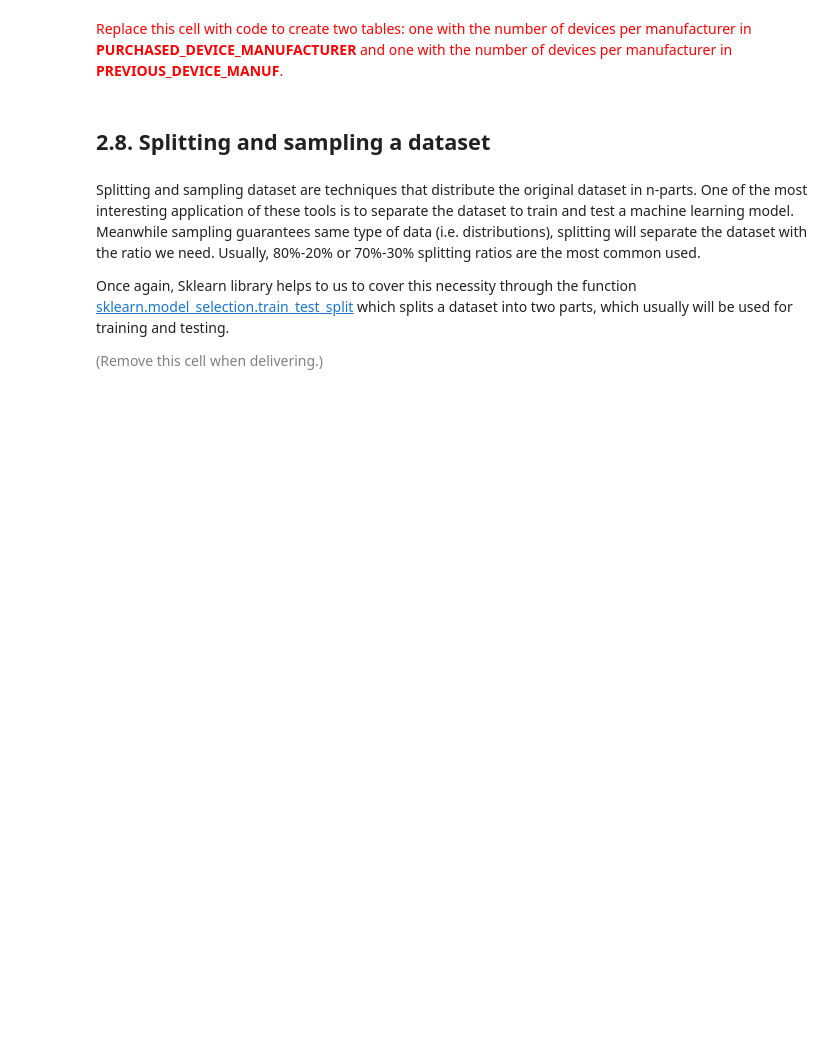
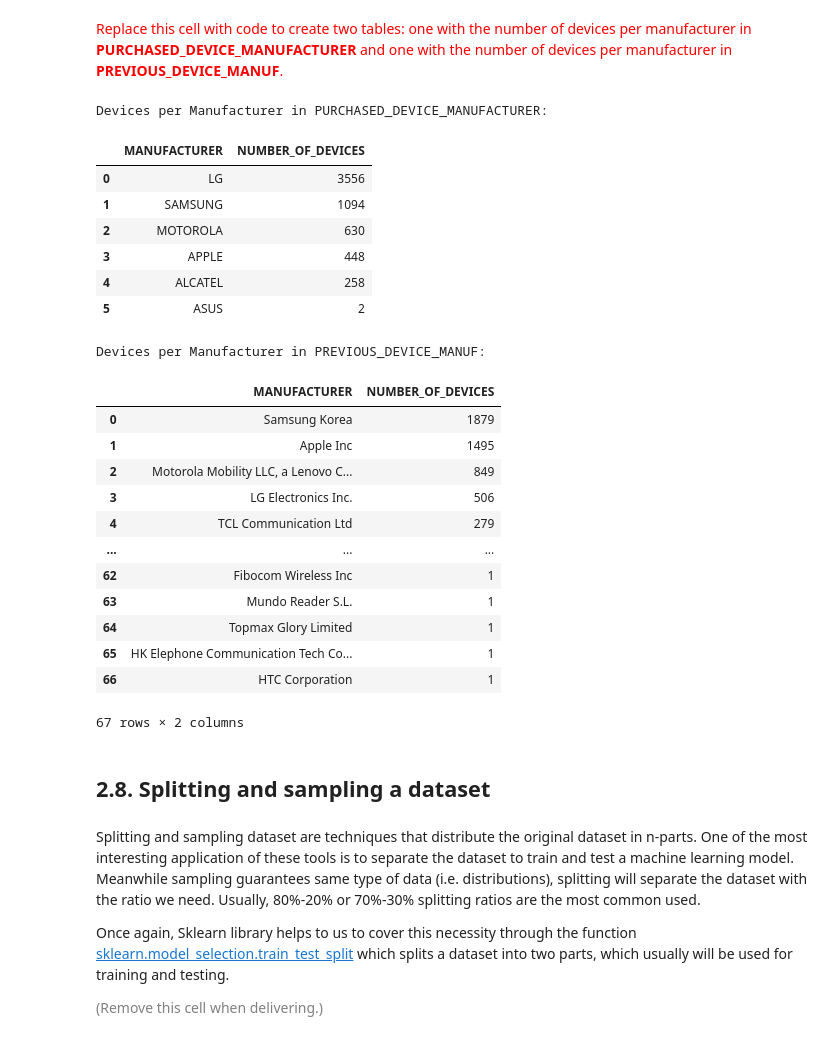
Before and after one commit to BernatQuintilla/data-mining-course, a Jupyter notebook: practicum/ps01_02/ps01_02_data_preparation.ipynb, the cells around one changed output. Saved outputs shown, nothing was run; the diff lists cells and outputs as text; code cells hidden in the pictures; blank space fills up the shorter version.

```diff
--- a/practicum/ps01_02/ps01_02_data_preparation.ipynb
+++ b/practicum/ps01_02/ps01_02_data_preparation.ipynb
@@ -819,5 +843,55 @@ Tip: use [str.split](https://pandas.pydata.org/pandas-docs/stable/reference/api/
 # %% [markdown]
 <font size="+1" color="red">Replace this cell with code to create two tables: one with the number of devices per manufacturer in **PURCHASED_DEVICE_MANUFACTURER** and one with the number of devices per manufacturer in  **PREVIOUS_DEVICE_MANUF**.
+# %%
+print("\nDevices per Manufacturer in PURCHASED_DEVICE_MANUFACTURER:")
+
+num_device_per_manuf1 = {}
+
+for manuf in df03['PURCHASED_DEVICE_MANUFACTURER']:
+    if manuf in num_device_per_manuf1:
+        num_device_per_manuf1[manuf] += 1
+    else:
+        num_device_per_manuf1[manuf] = 1
+num_device_per_manuf1 = list(sorted(num_device_per_manuf1.items(), key=lambda item: item[1], reverse=True))
+num_device_per_manuf1 = pd.DataFrame(num_device_per_manuf1,columns=['MANUFACTURER','NUMBER_OF_DEVICES'])
+display(num_device_per_manuf1)
+
+
+print("\nDevices per Manufacturer in PREVIOUS_DEVICE_MANUF:")
+
+num_device_per_manuf2 = {}
+
+for manuf in df03['PREVIOUS_DEVICE_MANUF']:
+    if manuf in num_device_per_manuf2:
+        num_device_per_manuf2[manuf] += 1
+    else:
+        num_device_per_manuf2[manuf] = 1
+num_device_per_manuf2 = list(sorted(num_device_per_manuf2.items(), key=lambda item: item[1], reverse=True))
+num_device_per_manuf2 = pd.DataFrame(num_device_per_manuf2,columns=['MANUFACTURER','NUMBER_OF_DEVICES'])
+display(num_device_per_manuf2)
+# %% [output]
+Devices per Manufacturer in PURCHASED_DEVICE_MANUFACTURER:
+|  | MANUFACTURER | NUMBER_OF_DEVICES |
+| 0 | LG | 3556 |
+| 1 | SAMSUNG | 1094 |
+| 2 | MOTOROLA | 630 |
+| 3 | APPLE | 448 |
+| 4 | ALCATEL | 258 |
+| 5 | ASUS | 2 |
+Devices per Manufacturer in PREVIOUS_DEVICE_MANUF:
+|  | MANUFACTURER | NUMBER_OF_DEVICES |
+| 0 | Samsung Korea | 1879 |
+| 1 | Apple Inc | 1495 |
+| 2 | Motorola Mobility LLC, a Lenovo C... | 849 |
+| 3 | LG Electronics Inc. | 506 |
+| 4 | TCL Communication Ltd | 279 |
+| ... | ... | ... |
+| 62 | Fibocom Wireless Inc | 1 |
+| 63 | Mundo Reader S.L. | 1 |
+| 64 | Topmax Glory Limited | 1 |
+| 65 | HK Elephone Communication Tech Co... | 1 |
+| 66 | HTC Corporation | 1 |
+67 rows × 2 columns
 # %% [markdown]
 ## 2.8. Splitting and sampling a dataset
 # %% [markdown]
```
Also changed, not shown: parts of 7 cells of this notebook.
